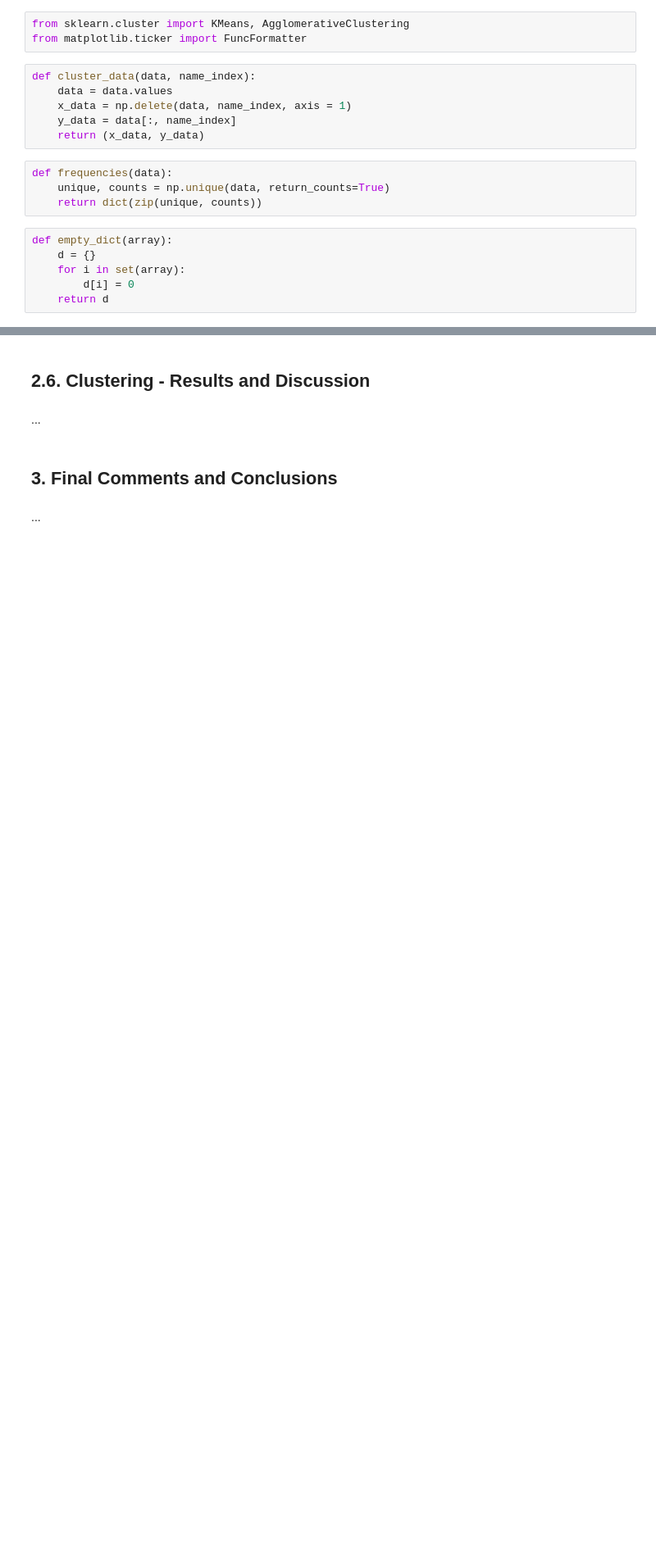
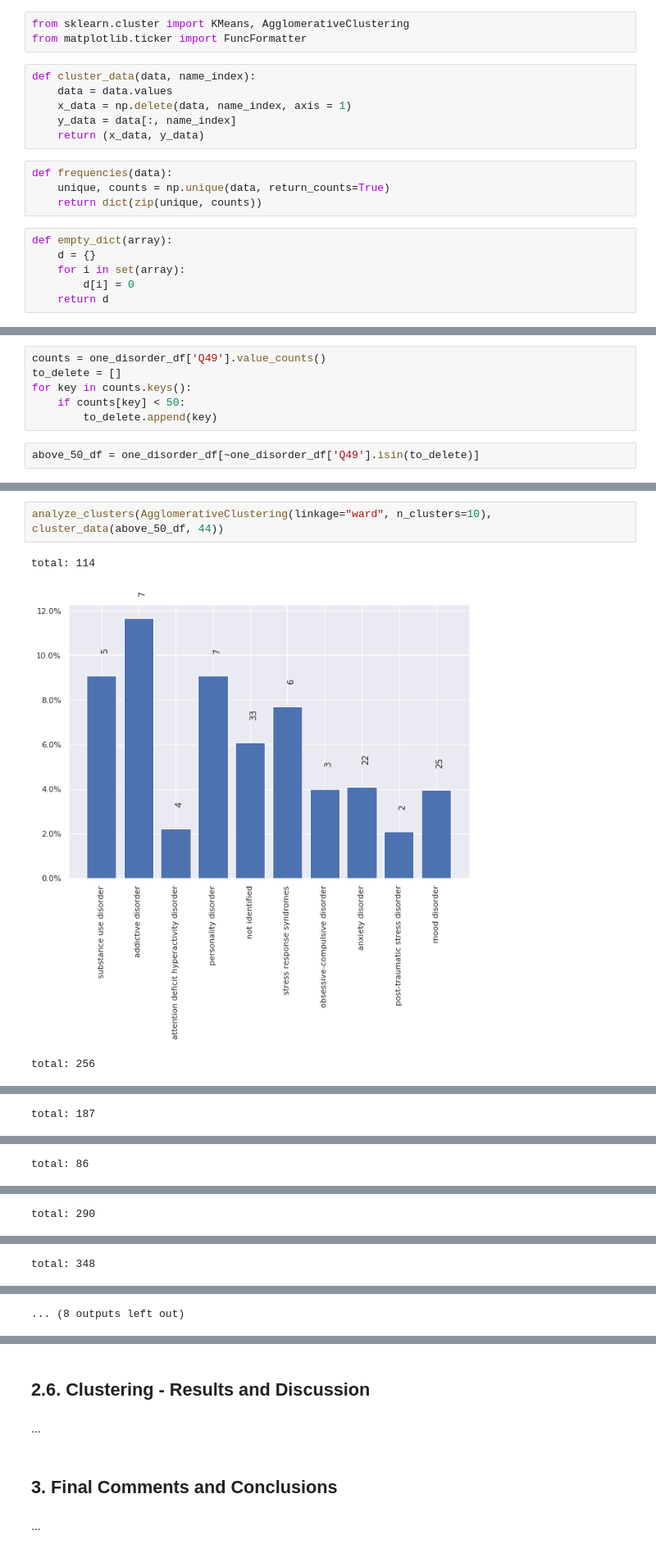
Before and after one commit to jakmak24/ML_health, a Jupyter notebook: AA_201819_Project.ipynb, the cells around one changed output, grey strips where cells are left out. Shown at 82% size. Cells and saved outputs as stored; diff of their text form; blank space fills up the shorter version.

```diff
--- a/AA_201819_Project.ipynb
+++ b/AA_201819_Project.ipynb
@@ -1261,0 +1269,8 @@ analyze_clusters(KMeans(n_clusters=2, random_state=0), cluster_data(one_disorder
+# %%
+counts = one_disorder_df['Q49'].value_counts()
+to_delete = []
+for key in counts.keys():
+    if counts[key] < 50:
+        to_delete.append(key)
+# %%
+above_50_df = one_disorder_df[~one_disorder_df['Q49'].isin(to_delete)]
@@ -1261,0 +1293,6 @@ analyze_clusters(KMeans(n_clusters=2, random_state=0), cluster_data(one_disorder
+# %%
+analyze_clusters(AgglomerativeClustering(linkage="ward", n_clusters=10), cluster_data(above_50_df, 44))
+# %% [output]
+total: 114
+[figure, added]
+total: 256
@@ -1261,0 +1300 @@ analyze_clusters(KMeans(n_clusters=2, random_state=0), cluster_data(one_disorder
+total: 187
@@ -1261,0 +1302 @@ analyze_clusters(KMeans(n_clusters=2, random_state=0), cluster_data(one_disorder
+total: 86
@@ -1261,0 +1304 @@ analyze_clusters(KMeans(n_clusters=2, random_state=0), cluster_data(one_disorder
+total: 290
@@ -1261,0 +1306 @@ analyze_clusters(KMeans(n_clusters=2, random_state=0), cluster_data(one_disorder
+total: 348
@@ -1261,0 +1308 @@ analyze_clusters(KMeans(n_clusters=2, random_state=0), cluster_data(one_disorder
+... (8 outputs left out)
```
Also changed, not shown: parts of 10 cells of this notebook.
